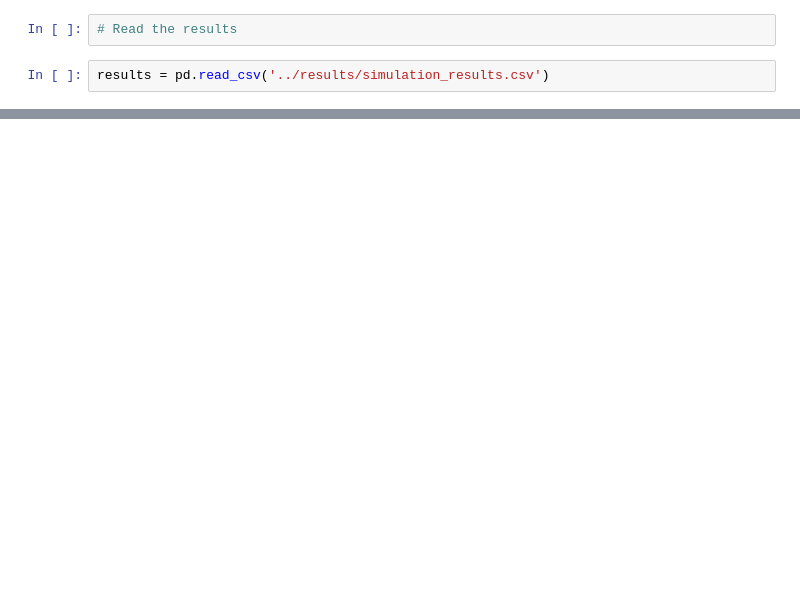
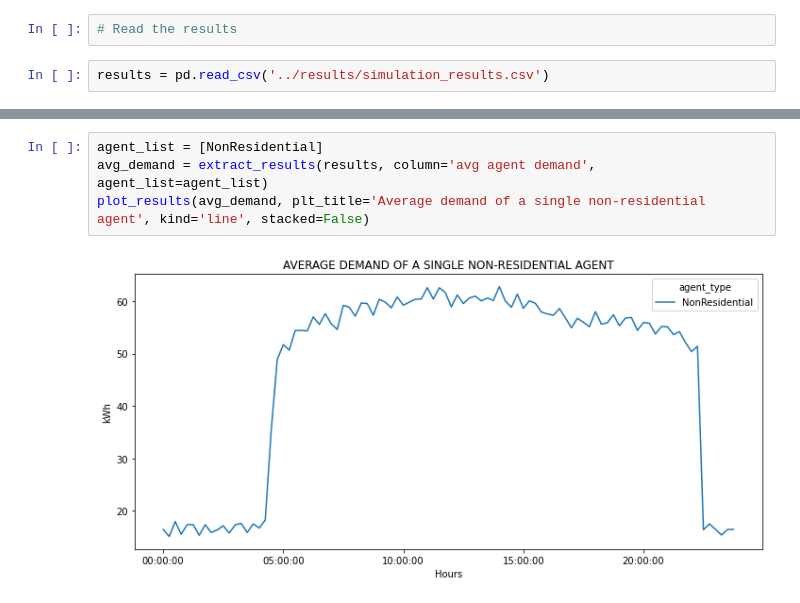
Before and after one commit to SoniAnmol/Modelling-Dutch-Energy-Communities, a Jupyter notebook: example/preparing_results.ipynb, the cells around one changed output, grey strips where cells are left out. Saved outputs shown, nothing was run; the diff lists cells and outputs as text; blank space fills up the shorter version.

```diff
--- a/example/preparing_results.ipynb
+++ b/example/preparing_results.ipynb
@@ -28 +31,7 @@ results
+# %%
+agent_list = [NonResidential]
+avg_demand = extract_results(results, column='avg agent demand', agent_list=agent_list)
+plot_results(avg_demand, plt_title='Average demand of a single non-residential agent', kind='line', stacked=False)
+# %% [output]
+[figure, added]
 # %%
```
Also changed, not shown: parts of 12 cells of this notebook, 14 other files.
